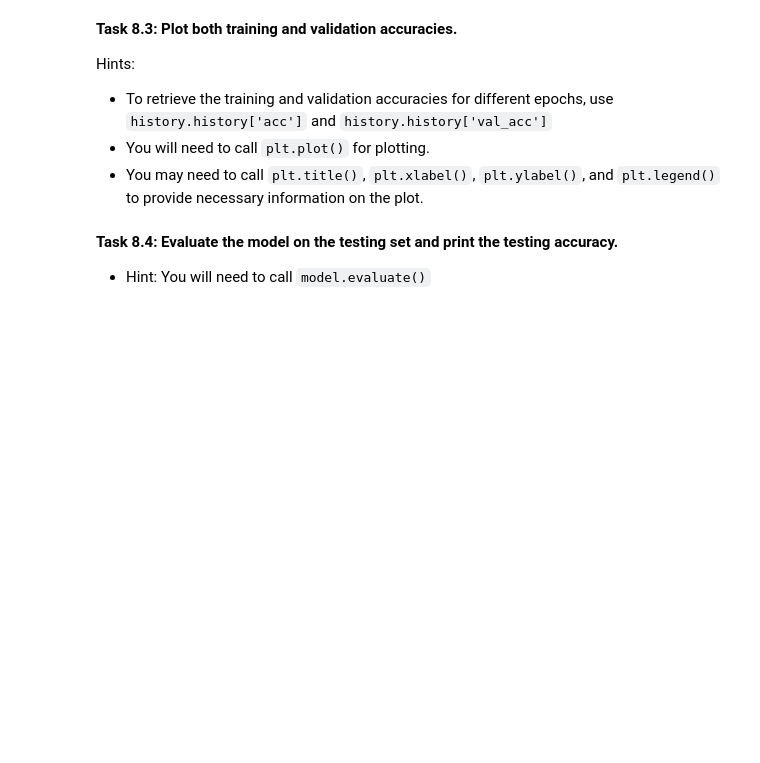
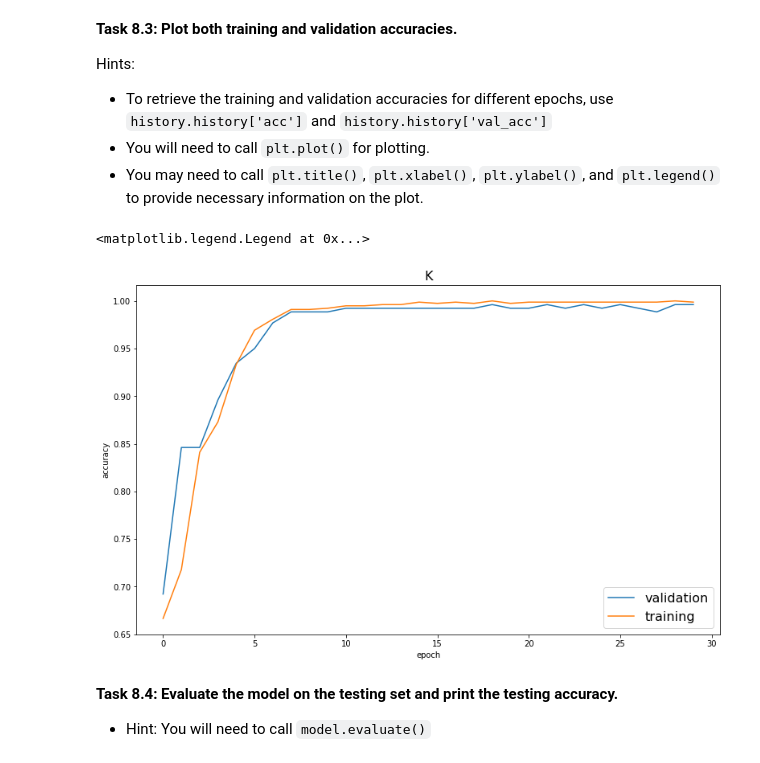
Before and after one commit to tinvo015/CyberThreatDetection, a Jupyter notebook: src/EE418_Project2.ipynb, the cells around one changed output. Drawn from its saved outputs; the diff is of its cells as text; code cells hidden in the pictures; blank space fills up the shorter version.

```diff
--- a/src/EE418_Project2.ipynb
+++ b/src/EE418_Project2.ipynb
@@ -659,7 +684,12 @@ num_classes = train_y_one_hot.shape[1]
 model = None
 #################################################################
 ##### Start code here #####
+model = Sequential()
+model.add(Dense(64, input_dim=num_features, activation = 'relu'))
+model.add(Dense(16, activation = 'relu'))
+model.add(Dense(num_classes, activation = 'softmax'))
 
+model.compile(loss='categorical_crossentropy', optimizer='adam', metrics=['accuracy'])
 ##### End code here
 #################################################################
 # %% [markdown]
@@ -676,6 +706,6 @@ history = None
 
 #################################################################
 ##### Start code here #####
-
+history = model.fit(x=train_x, y=train_y_one_hot, batch_size=10, epochs=30, validation_data=(vali_x,vali_y_one_hot))
 ##### End code here #####
 #################################################################
@@ -698,3 +737,27 @@ validation_acc = history.history['val_acc']
+# %%
+training_acc = history.history['acc']
+validation_acc = history.history['val_acc']
+
+#################################################################
+##### Start code here #####
+fig = plt.figure(figsize=(13,8))
+plt.title("K", fontsize=16)
+plt.plot(np.arange(30), validation_acc, label = 'validation')
+plt.plot(np.arange(30), training_acc, label = 'training')
+
+# Generate labels.
+plt.xlabel('epoch')
+plt.ylabel('accuracy')
+
+# Generate the legend.
+plt.legend(prop={'size': 16}, loc=4)
+
+
+##### End code here #####
+#################################################################
+# %% [output]
+<matplotlib.legend.Legend at 0x...>
+[figure, added]
 # %% [markdown]
 **Task 8.4: Evaluate the model on the testing set and print the testing accuracy.**
 
```
Also changed, not shown: parts of 11 cells of this notebook.
